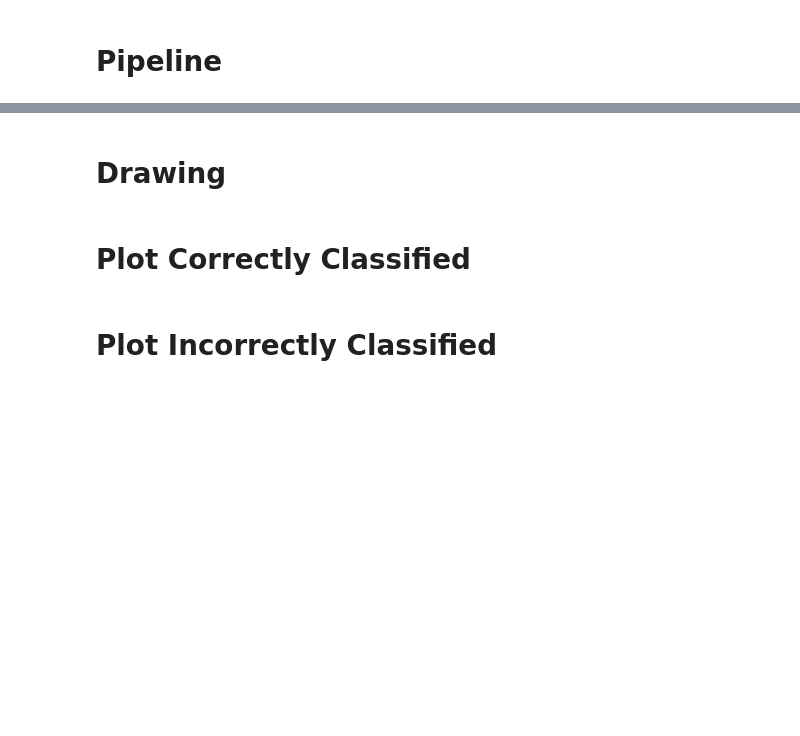
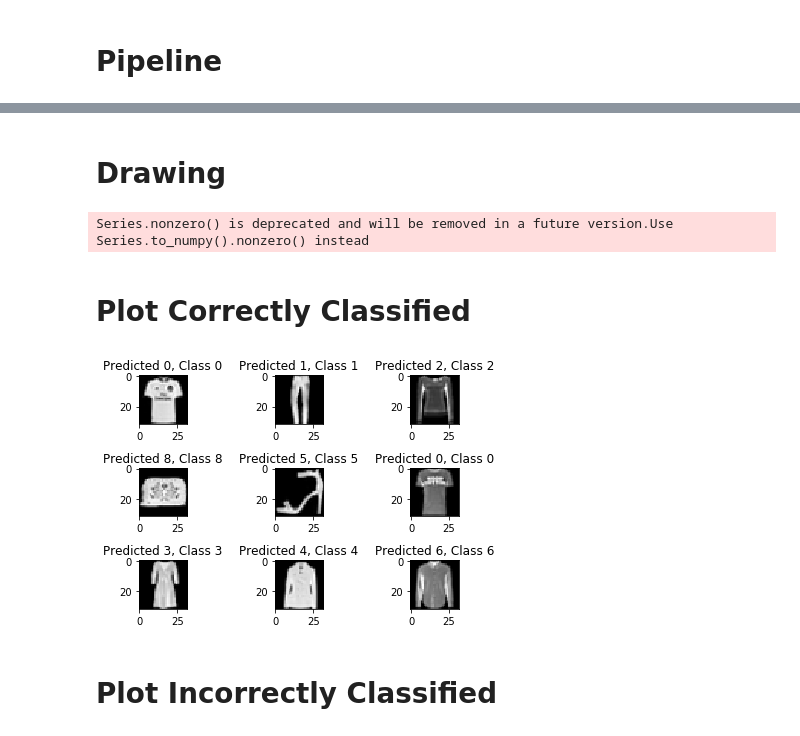
Before and after one commit to mustfkeskin/fashion_mnist, a Jupyter notebook: Notebook/cnn.ipynb, the cells around one changed output, grey strips where cells are left out. Cells and saved outputs as stored; diff of their text form; code cells hidden in the pictures; blank space fills up the shorter version.

Commit message:
test sonuçları eklendi

```diff
--- a/Notebook/cnn.ipynb
+++ b/Notebook/cnn.ipynb
@@ -254,27 +331,0 @@ df
-# %%
-import keras
-from keras.utils import to_categorical
-from keras.models import Sequential
-from keras.layers import Dense, Dropout, Flatten, Activation
-
-model = Sequential()
-model.add(Dense(128, activation='relu'))
-model.add(Dropout(0.3))
-model.add(Dense(128, activation='relu'))
-model.add(Dense(num_classes, activation='softmax'))
-model.compile(loss='categorical_crossentropy', optimizer='adam', metrics=  ['accuracy'])
-
-
-X_train = np.array(train_pred_df)
-X_test  = np.array(test_pred_df)
-
-history  = model.fit(X_train, y_train,
-                     batch_size=64, epochs=10,
-                     verbose=0)
-
-# evulation
-score = model.evaluate(X_test, y_test, verbose=0)
-y_pred, metrics = util.get_pred_and_metrics(model,
-                                            X_test,
-                                            y_test_true,
-                                            target_names)
@@ -374,19 +332,24 @@ for model, model_name in zip(models, names):
 # %% [markdown]
+<a id="ch9"></a>
 # Drawing
 # %%
-y_pred = list(y_pred)
-
-correct = np.nonzero(y_pred==y_true)[0]
-incorrect = np.nonzero(y_pred!=y_true)[0]
+correct = np.nonzero(y_pred_test==y_test_true)[0]
+incorrect = np.nonzero(y_pred_test!=y_test_true)[0]
+# %% [output]
+Series.nonzero() is deprecated and will be removed in a future version.Use Series.to_numpy().nonzero() instead
 # %% [markdown]
+<a id="ch10"></a>
 # Plot Correctly Classified
 # %%
 for i, correct in enumerate(correct[:9]):
     plt.subplot(3,3,i+1)
-    plt.imshow(X_test[correct].reshape(32,32), cmap='gray', interpolation='none')
+    plt.imshow(X_test32[correct].reshape(32,32), cmap='gray', interpolation='none')
     plt.title("Predicted {}, Class {}".format(y_pred[correct], y_true[correct]))
     plt.tight_layout()
+# %% [output]
+[figure, added]
 # %% [markdown]
+<a id="ch11"></a>
 # Plot Incorrectly Classified
 # %%
 for i, incorrect in enumerate(incorrect[0:9]):
```
Also changed, not shown: parts of 17 cells of this notebook, 26 other files.
